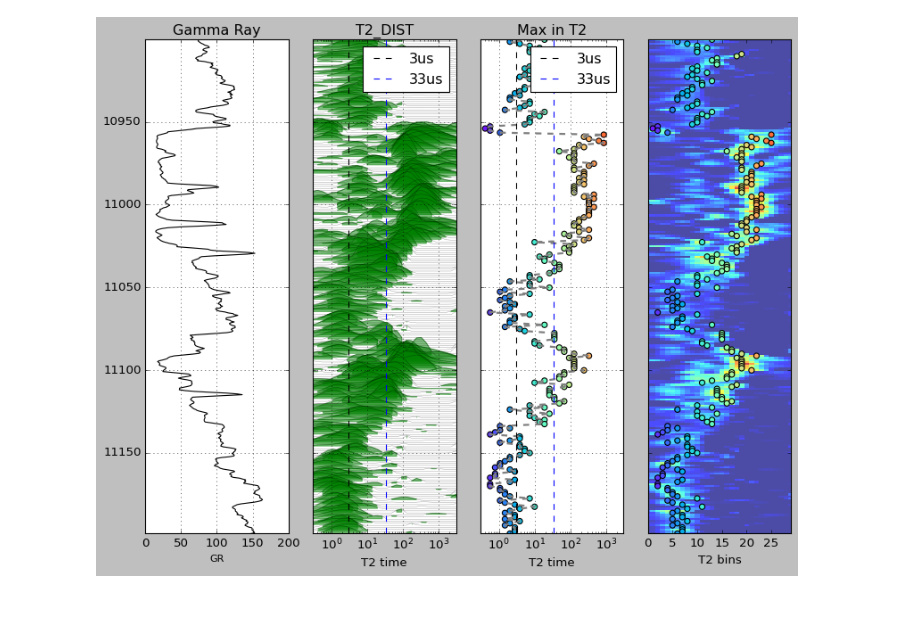
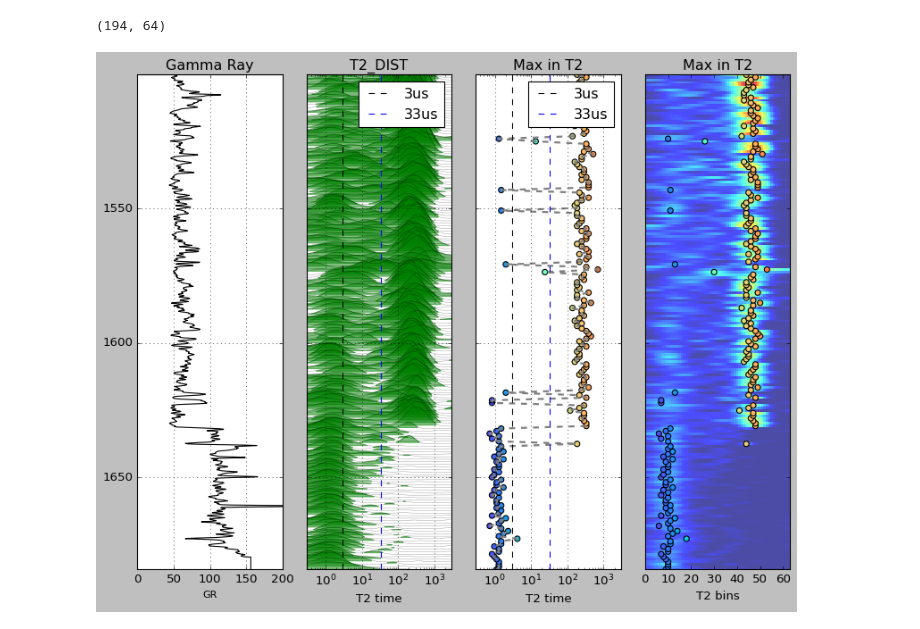
Before and after one commit to ruben-charles/NMR_log_visualization, a Jupyter notebook: NMR_from_txt.ipynb, the cells around one changed output. Saved outputs shown, nothing was run; the diff lists cells and outputs as text; code cells hidden in the pictures.

```diff
--- a/NMR_from_txt.ipynb
+++ b/NMR_from_txt.ipynb
@@ -9,5 +9,12 @@ t2_data = np.genfromtxt("t2_data.txt")
 gr_data = np.genfromtxt("gr_data.txt")
 # %%
 #Filter data on interval of interest
-t2_data = t2_data[np.where((t2_data[:, 0] > 10900) & (t2_data[:, 0] < 11200))]
-gr_data = gr_data[np.where((gr_data[:, 0] > 10900) & (gr_data[:, 0] < 11200))]
+depth_top = 1500    #in meters
+depth_bottom = 1700
+
+#Logged depths are in 0.1 inches, so here we convert them to meters
+gr_data[:, 0] = gr_data[:, 0]*0.00254
+t2_data[:, 0] = t2_data[:, 0]*0.00254
+
+t2_data = t2_data[np.where((t2_data[:, 0] > depth_top) & (t2_data[:, 0] < depth_bottom))]
+gr_data = gr_data[np.where((gr_data[:, 0] > depth_top) & (gr_data[:, 0] < depth_bottom))]
@@ -19,6 +22,17 @@ t2_dist = t2_data[::2, 1:]
 #Create a view of the Channels
 gr_depth = gr_data[:,0]
 gr_log = gr_data[:, 1]
+# %%
+#Create a view of the Channels
+#downsample t2_dist (1 = original sampling)
+sample = 5
+t2_depth = t2_data[::sample, 0]
+t2_dist = t2_data[::sample, 1:]
+# %%
+#Checking the shape of T2_DIST array
+print(t2_dist.shape)
+# %% [output]
+(194, 64)
 # %%
 #T2 distribution bins
 tmin = 0.3
@@ -26,19 +40,20 @@ tmax = 3000
 trange = np.log10(tmax)- np.log10(tmin)
 
 #Bins
-bins = np.arange(0, 30)
+nbins = 64
+bins = np.arange(nbins)
 bin_step = trange/(len(bins)-1)
 bins_log10time = (bins*bin_step)+np.log10(tmin)
 bins_time = 10**bins_log10time
 
-#Vertical filling cutoff in plot scale
+#Normalization, from many methods, this example shows min-max
+t2_norm = (t2_dist.max() - t2_dist.min())
+
+#Vertical filling cutoff in plot scale (custom graphical presentation)
 cutoff = 0.5
 
-#Factor scale the t2_disto to the vertical scale
+#Factor scale the t2_disto to the vertical scale (custom graphical presentation)
 vscalefactor= 15
-
-#Normalization, from many methods, this example shows min-max
-t2_norm = (t2_dist.max() - t2_dist.min())
 # %%
 fig, ax = plt.subplots(1, 4 , figsize=(10, 8), sharey=True)
 
@@ -54,32 +69,33 @@ ax[1].set_title("T2_DIST")
 for i in range(len(t2_depth)):
     ax[1].semilogx(bins_time, t2_depth[i] -vscalefactor*t2_dist[i]/t2_norm, color="k", lw=0.3, alpha=0.5)
     ax[1].fill_between(bins_time,
                        t2_depth[i] - vscalefactor*t2_dist[i]/t2_norm,
                        t2_depth[i]-cutoff, where=t2_depth[i] - vscalefactor*t2_dist[i]/t2_norm < t2_depth[i]-cutoff,
                        color="green",alpha=0.5)
 ax[1].set_xlabel("T2 time")
 ax[1].set_xlim(bins_time.min(), bins_time.max())
 ax[1].grid("on")
 ax[1].axvline(3, ls="--", c="black", label ="3us")
 ax[1].axvline(33, ls="--", c= "blue", label ="33us")
-ax[1].legend()
+ax[1].legend(loc="best")
 
 ax[2].set_title("Max in T2")
 ax[2].semilogx(bins_time[np.argmax(t2_dist, axis=1)], t2_depth, "--", c="gray", lw=2)
 ax[2].scatter(bins_time[np.argmax(t2_dist, axis=1)], t2_depth, s=30, c=np.argmax(t2_dist, axis=1), cmap="rainbow", vmin=bins.min(), vmax=bins.max(), edgecolor="black")
 ax[2].set_xlabel("T2 time")
 ax[2].set_xlim(bins_time.min(), bins_time.max())
 ax[2].grid("on")
 ax[2].axvline(3, ls="--", c="black", label ="3us")
 ax[2].axvline(33, ls="--", c= "blue", label ="33us")
 ax[2].legend()
 
+ax[3].set_title("Max in T2")
 ax[3].pcolormesh(bins, t2_depth, t2_dist, alpha=0.7)
 ax[3].scatter(bins[np.argmax(t2_dist, axis=1)], t2_depth, s=30, c=np.argmax(t2_dist, axis=1), cmap="rainbow", vmin=bins.min(), vmax=bins.max(), edgecolor="black")
 ax[3].set_xlim(bins.min(), bins.max())
 ax[3].set_xlabel("T2 bins")
 
 fig.tight_layout()
 plt.show()
 # %% [output]
-[figure, old version]
+[figure, new version]
```
Also changed, not shown: parts of 1 cell of this notebook.
